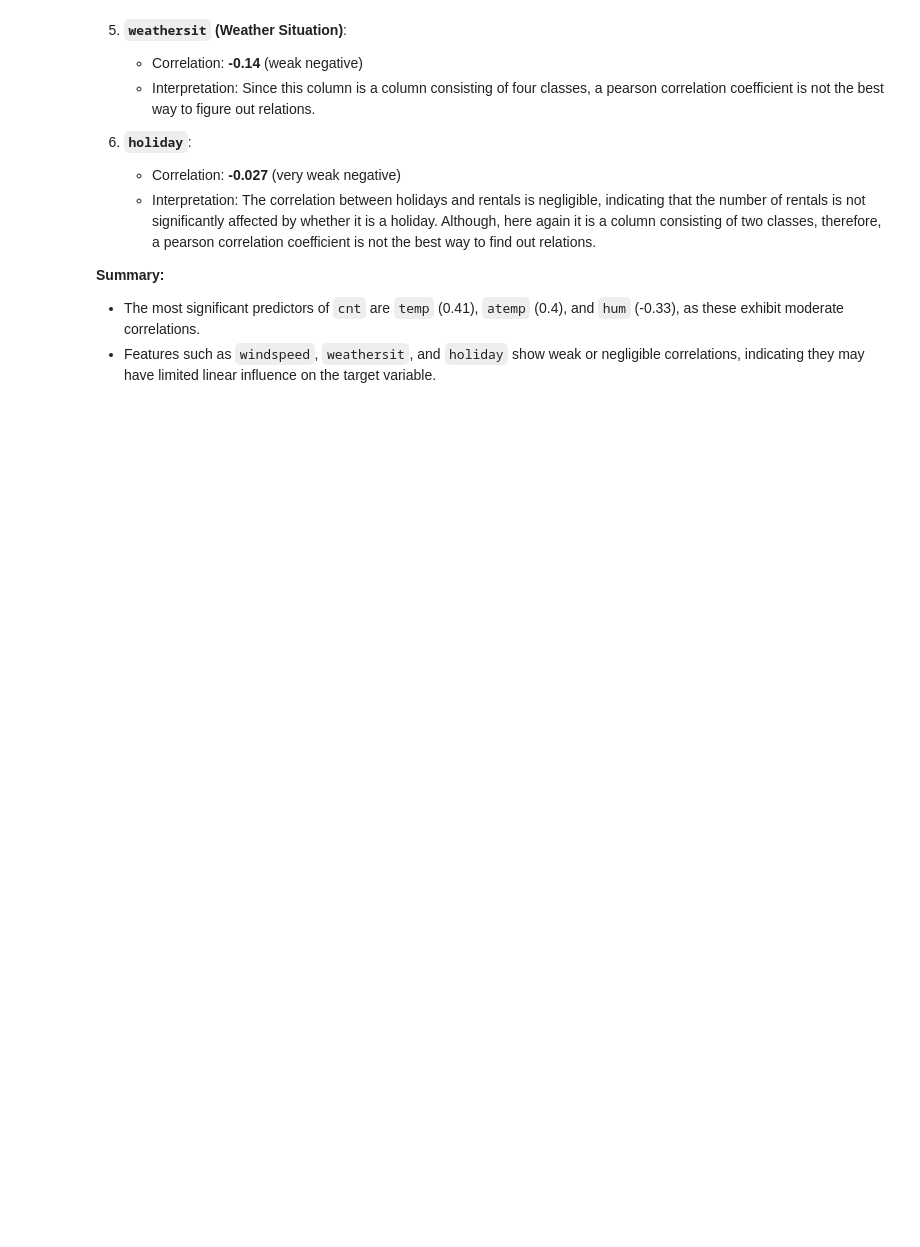
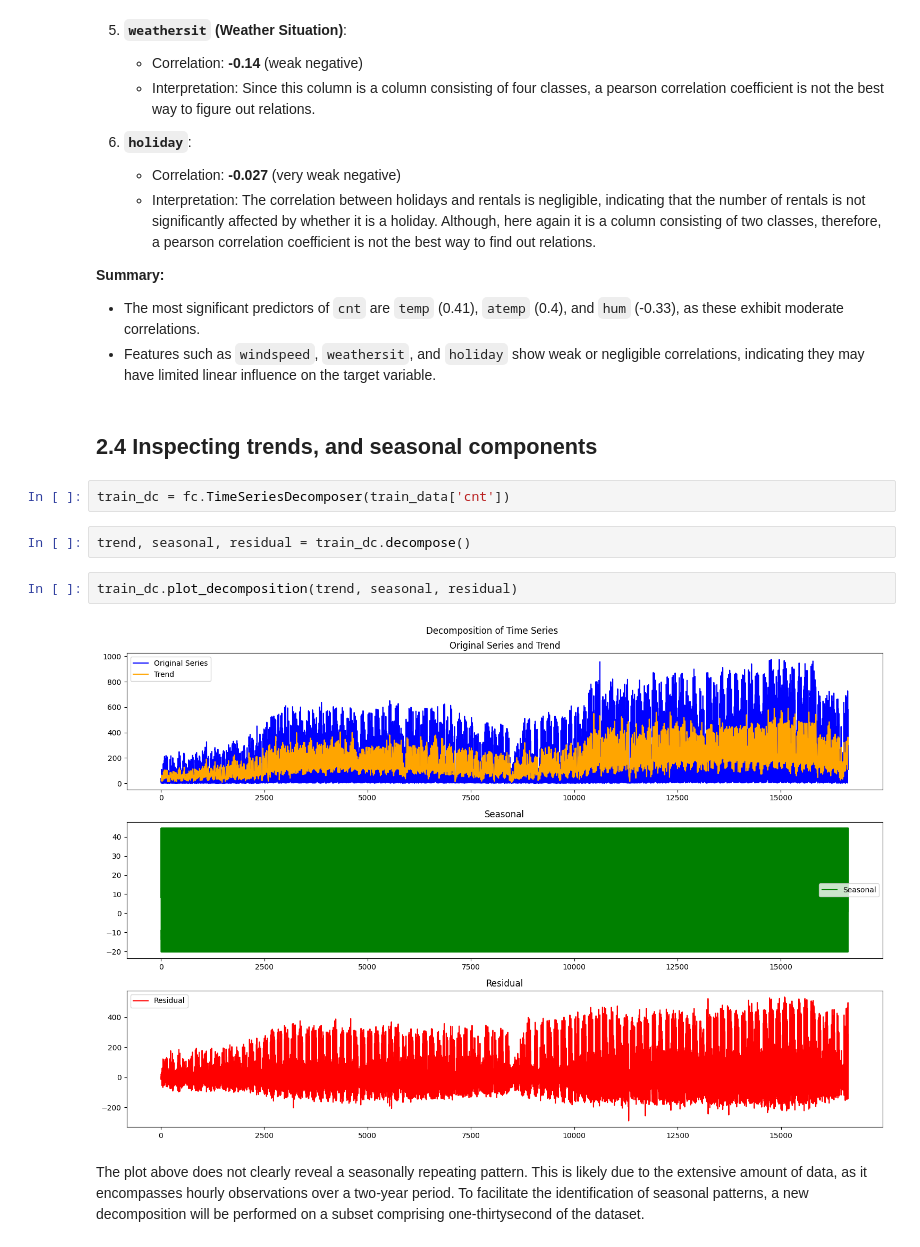
Before and after one commit to lalutir/Machine-Learning-Portfolio-2, a Jupyter notebook: main.ipynb, the cells around one changed output. Cells and saved outputs as stored; diff of their text form; blank space fills up the shorter version.

Commit message:
Added seasonal decomposition

```diff
--- a/main.ipynb
+++ b/main.ipynb
@@ -177,3 +159,15 @@ The target variable `cnt` exhibits the following correlations with the other fea
 **Summary:**
 - The most significant predictors of `cnt` are `temp` (0.41), `atemp` (0.4), and `hum` (-0.33), as these exhibit moderate correlations.
 - Features such as `windspeed`, `weathersit`, and `holiday` show weak or negligible correlations, indicating they may have limited linear influence on the target variable.
+# %% [markdown]
+## 2.4 Inspecting trends, and seasonal components
+# %%
+train_dc = fc.TimeSeriesDecomposer(train_data['cnt'])
+# %%
+trend, seasonal, residual = train_dc.decompose()
+# %%
+train_dc.plot_decomposition(trend, seasonal, residual)
+# %% [output]
+[figure, added]
+# %% [markdown]
+The plot above does not clearly reveal a seasonally repeating pattern. This is likely due to the extensive amount of data, as it encompasses hourly observations over a two-year period. To facilitate the identification of seasonal patterns, a new decomposition will be performed on a subset comprising one-thirtysecond of the dataset.
```
Also changed, not shown: parts of 7 cells of this notebook, 2 other files.
